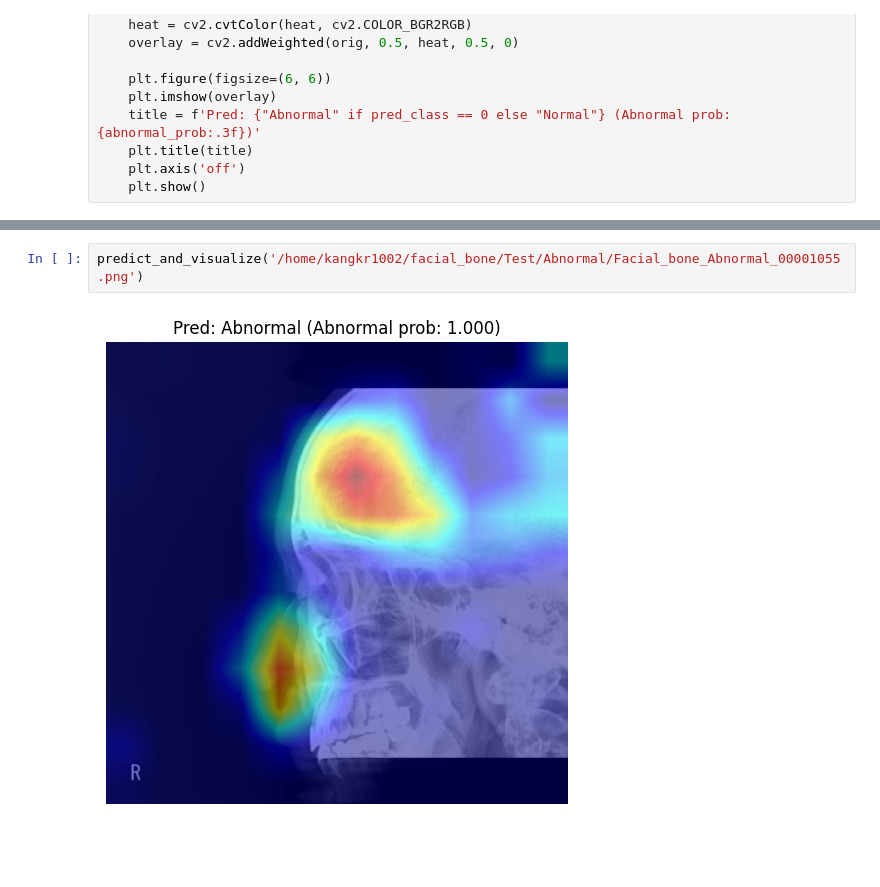
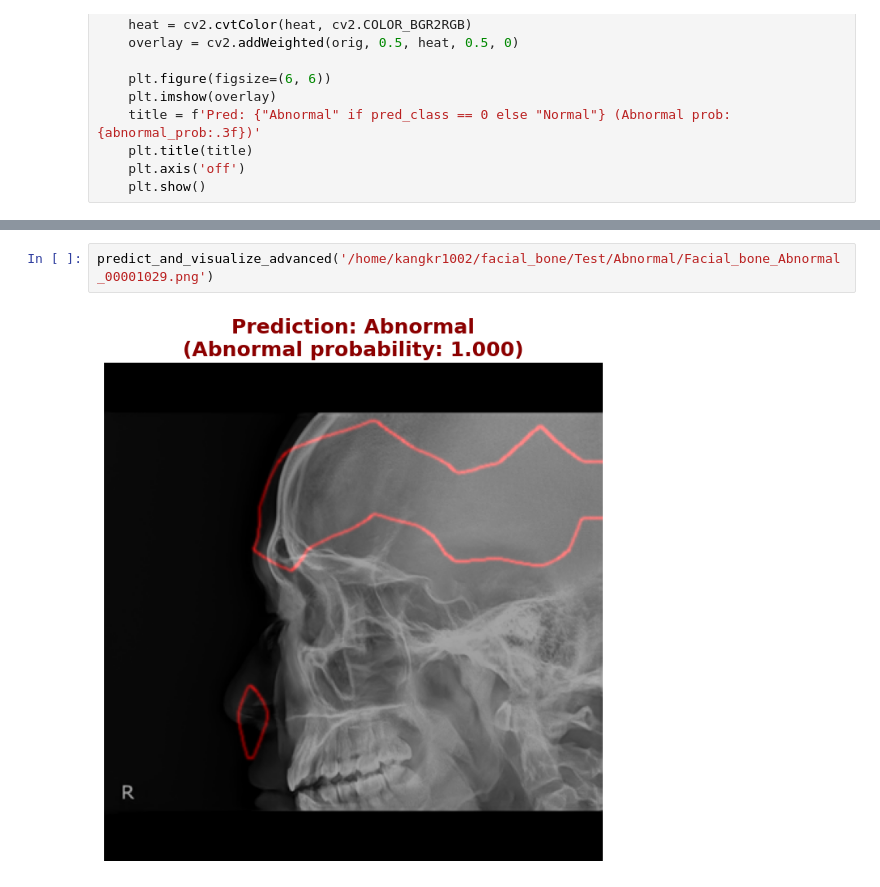
Before and after one commit to kyngre/xray, a Jupyter notebook: gradcam_efficientnet_b4.ipynb, the cells around one changed output, grey strips where cells are left out. Drawn from its saved outputs; the diff is of its cells as text; blank space fills up the shorter version.

```diff
--- a/gradcam_efficientnet_b4.ipynb
+++ b/gradcam_efficientnet_b4.ipynb
@@ -99,4 +147,4 @@ def predict_and_visualize(img_path):
 # %%
-predict_and_visualize('/home/kangkr1002/facial_bone/Test/Abnormal/Facial_bone_Abnormal_00001055.png')
+predict_and_visualize_advanced('/home/kangkr1002/facial_bone/Test/Abnormal/Facial_bone_Abnormal_00001029.png')
 # %% [output]
-[figure, old version]
+[figure, new version]
```
Also changed, not shown: parts of 2 cells of this notebook.
